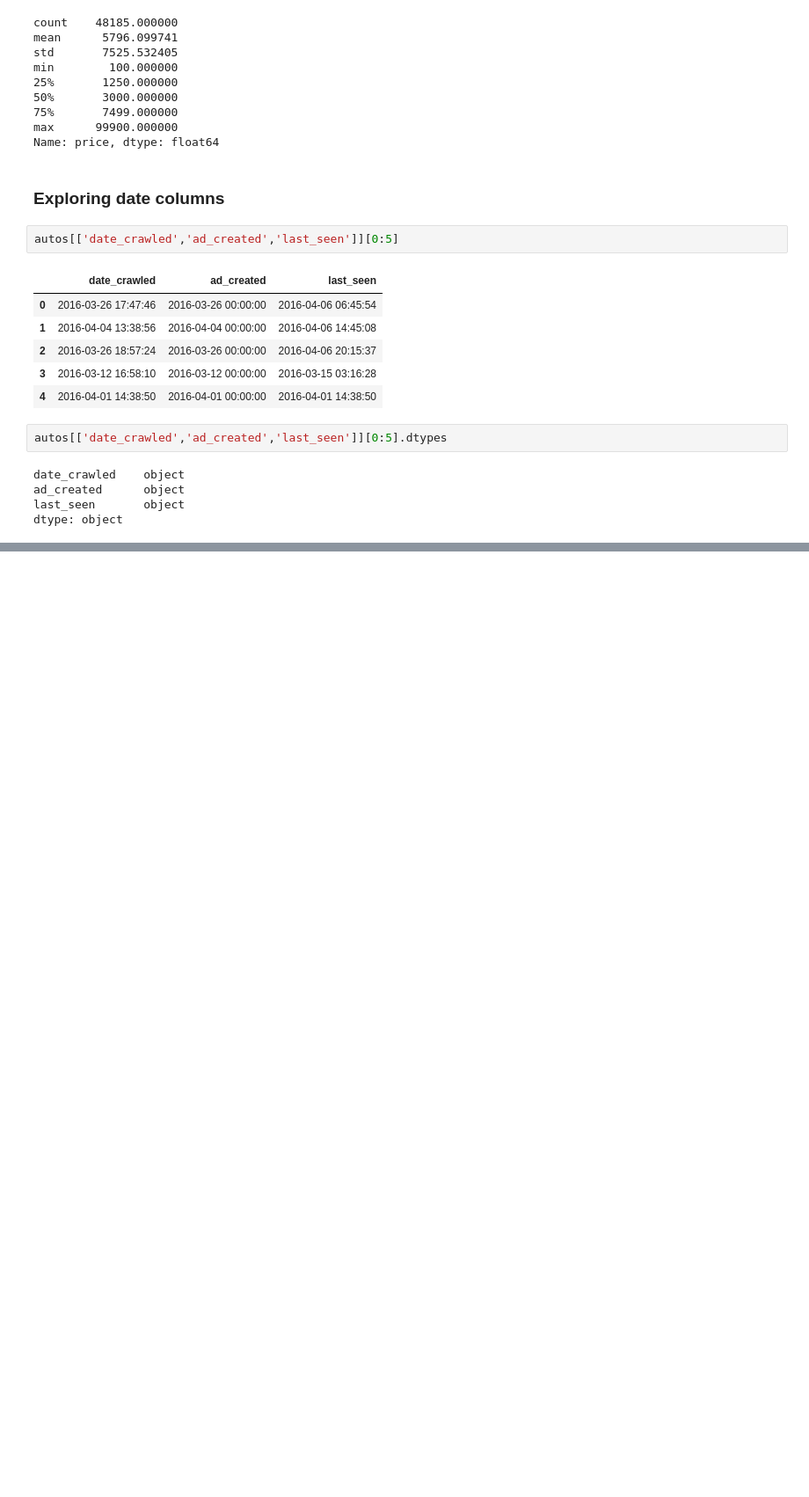
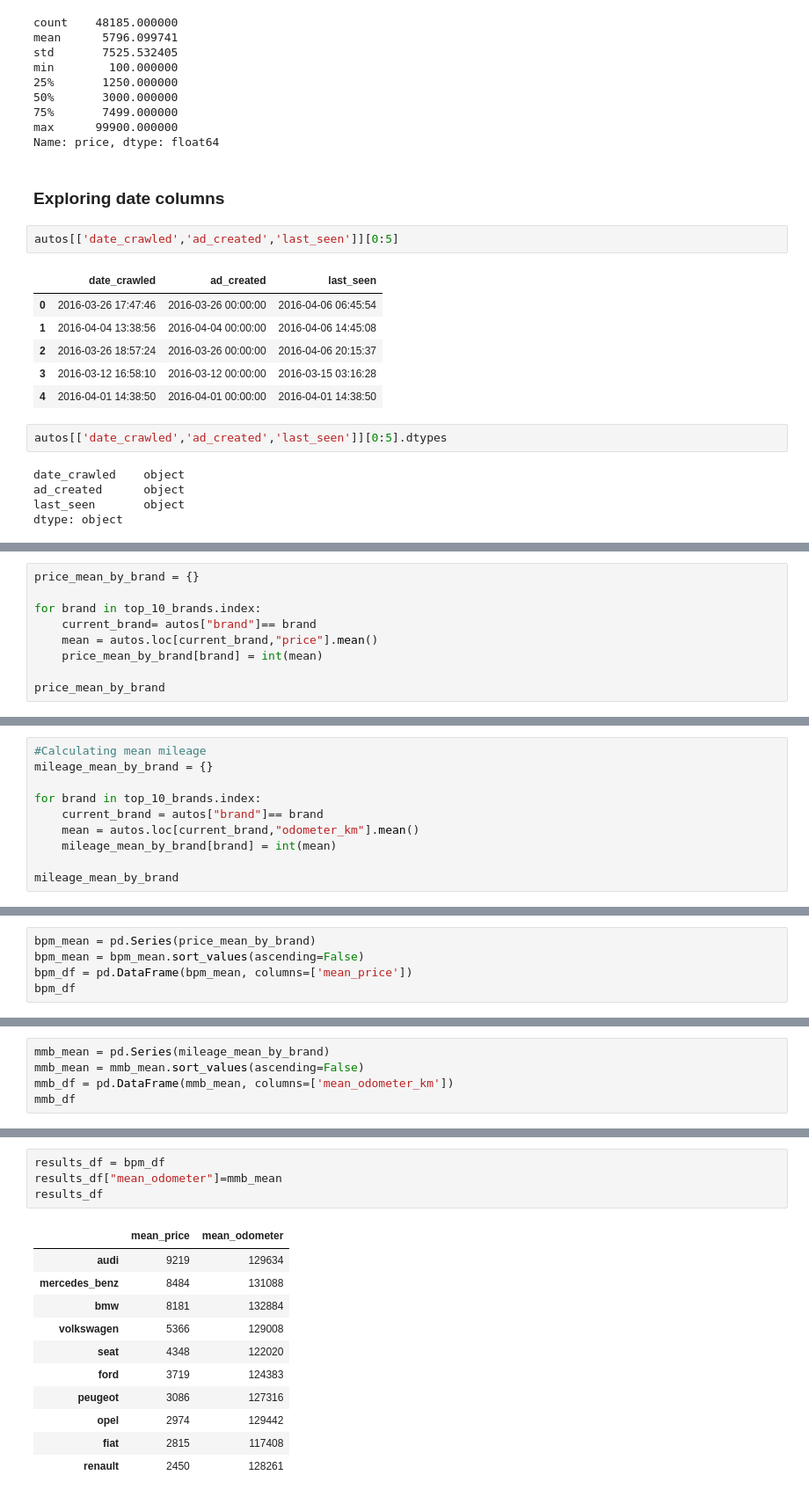
Before and after one commit to surizar/python-stuff, a Jupyter notebook: projects/dq/exploring-ebay-car-sales-data/Exploring Ebay Car Sales Data.ipynb, the cells around one changed output, grey strips where cells are left out. Shown at 88% size. Saved outputs shown, nothing was run; the diff lists cells and outputs as text; blank space fills up the shorter version.

Commit message:
Exploring car sales data

```diff
--- a/projects/dq/exploring-ebay-car-sales-data/Exploring Ebay Car Sales Data.ipynb
+++ b/projects/dq/exploring-ebay-car-sales-data/Exploring Ebay Car Sales Data.ipynb
@@ -361,0 +464,9 @@ Name: last_seen, dtype: float64
+# %%
+price_mean_by_brand = {}
+
+for brand in top_10_brands.index:
+    current_brand= autos["brand"]== brand
+    mean = autos.loc[current_brand,"price"].mean()
+    price_mean_by_brand[brand] = int(mean)
+
+price_mean_by_brand
@@ -361,0 +504,10 @@ Name: last_seen, dtype: float64
+# %%
+#Calculating mean mileage
+mileage_mean_by_brand = {}
+
+for brand in top_10_brands.index:
+    current_brand = autos["brand"]== brand
+    mean = autos.loc[current_brand,"odometer_km"].mean()
+    mileage_mean_by_brand[brand] = int(mean)
+
+mileage_mean_by_brand
@@ -361,0 +538,5 @@ Name: last_seen, dtype: float64
+# %%
+bpm_mean = pd.Series(price_mean_by_brand)
+bpm_mean = bpm_mean.sort_values(ascending=False)
+bpm_df = pd.DataFrame(bpm_mean, columns=['mean_price'])
+bpm_df
@@ -361,0 +555,5 @@ Name: last_seen, dtype: float64
+# %%
+mmb_mean = pd.Series(mileage_mean_by_brand)
+mmb_mean = mmb_mean.sort_values(ascending=False)
+mmb_df = pd.DataFrame(mmb_mean, columns=['mean_odometer_km'])
+mmb_df
@@ -361,0 +572,16 @@ Name: last_seen, dtype: float64
+# %%
+results_df = bpm_df
+results_df["mean_odometer"]=mmb_mean
+results_df
+# %% [output]
+|  | mean_price | mean_odometer |
+| audi | 9219 | 129634 |
+| mercedes_benz | 8484 | 131088 |
+| bmw | 8181 | 132884 |
+| volkswagen | 5366 | 129008 |
+| seat | 4348 | 122020 |
+| ford | 3719 | 124383 |
+| peugeot | 3086 | 127316 |
+| opel | 2974 | 129442 |
+| fiat | 2815 | 117408 |
+| renault | 2450 | 128261 |
```
Also changed, not shown: parts of 23 cells of this notebook.
